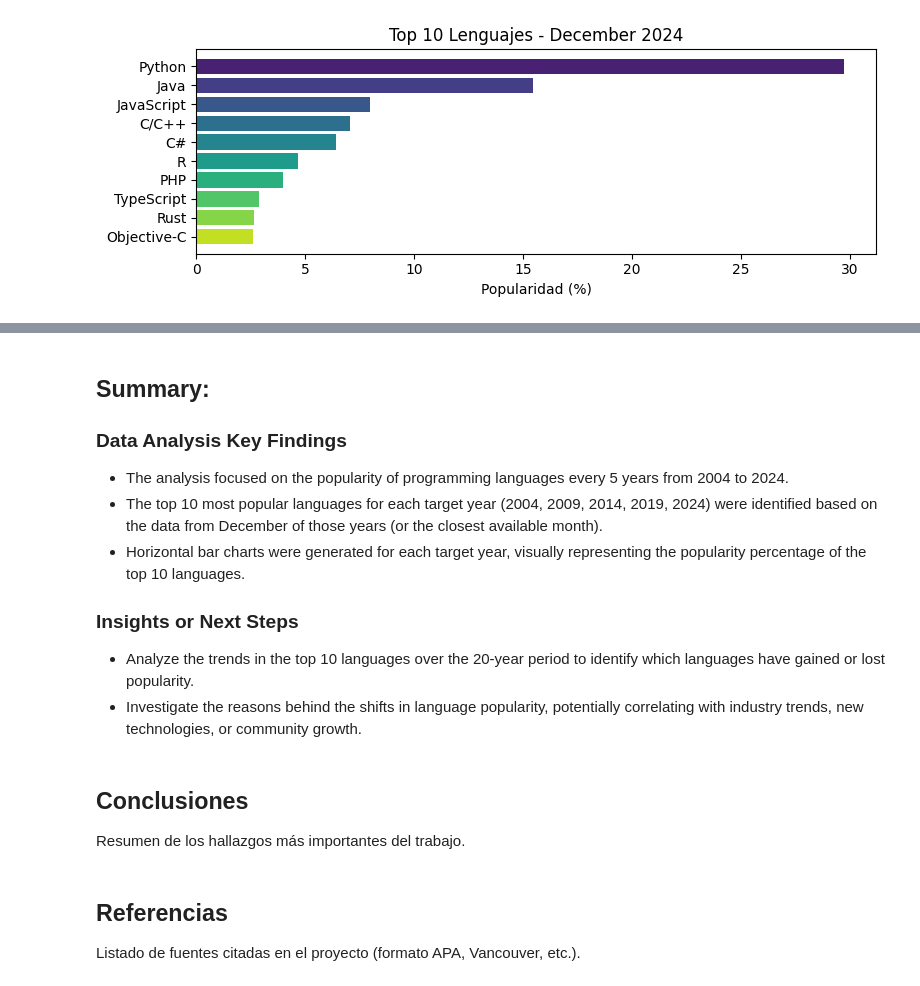
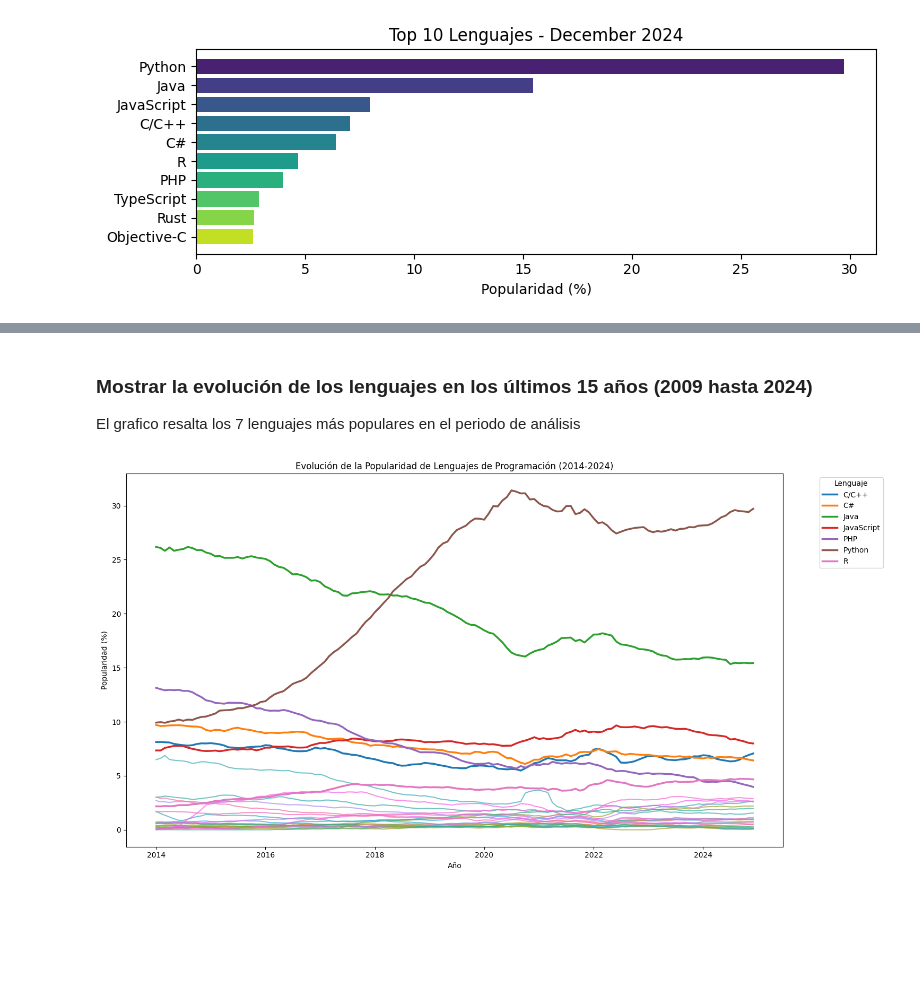
Before and after one commit to JFSS20000/01MIAR04, a Jupyter notebook: 01MIAR04_ACT_Dataset_Sarmiento_Sarmiento_Jose_Fernando.ipynb, the cells around one changed output, grey strips where cells are left out. Cells and saved outputs as stored; diff of their text form; code cells hidden in the pictures; blank space fills up the shorter version.

```diff
--- a/01MIAR04_ACT_Dataset_Sarmiento_Sarmiento_Jose_Fernando.ipynb
+++ b/01MIAR04_ACT_Dataset_Sarmiento_Sarmiento_Jose_Fernando.ipynb
@@ -288,19 +283,41 @@ Add titles, labels, and potentially adjust plot aesthetics for better readabilit
-# %% [markdown]
-## Summary:
-
-### Data Analysis Key Findings
-
-*   The analysis focused on the popularity of programming languages every 5 years from 2004 to 2024.
-*   The top 10 most popular languages for each target year (2004, 2009, 2014, 2019, 2024) were identified based on the data from December of those years (or the closest available month).
-*   Horizontal bar charts were generated for each target year, visually representing the popularity percentage of the top 10 languages.
-
-### Insights or Next Steps
-
-*   Analyze the trends in the top 10 languages over the 20-year period to identify which languages have gained or lost popularity.
-*   Investigate the reasons behind the shifts in language popularity, potentially correlating with industry trends, new technologies, or community growth.
-# %% [markdown]
-## Conclusiones
-Resumen de los hallazgos más importantes del trabajo.
-# %% [markdown]
-## Referencias
-Listado de fuentes citadas en el proyecto (formato APA, Vancouver, etc.).
+# %% [markdown]
+### Mostrar la evolución de los lenguajes en los últimos 15 años (2009 hasta 2024)
+
+El grafico resalta los 7 lenguajes más populares en el periodo de análisis
+# %%
+
+df['Date'] = pd.to_datetime(df['Date'], format='%B %Y')
+
+# Filtrar los datos desde 2014 en adelante
+df_filtrado = df[df['Date'].dt.year >= 2014].copy()
+
+# Usar 'melt' para organizar el DataFrame
+df_melted = df_filtrado.melt(id_vars='Date', var_name='Language', value_name='Popularity')
+
+# Calcular la popularidad promedio de cada lenguaje para identificar los principales
+popularidad_promedio = df_melted.groupby('Language')['Popularity'].mean().sort_values(ascending=False)
+
+# Obtener los 7 lenguajes más populares promedio
+top_7_languages = popularidad_promedio.head(7).index.tolist()
+
+# Crear la figura
+plt.figure(figsize=(15, 8))
+
+# Dibujar la figura con grosor de línea normal
+sns.lineplot(data=df_melted, x='Date', y='Popularity', hue='Language', legend=False, alpha=0.7)
+
+# Dibujar el 'Top-10' con líneas más gruesas
+sns.lineplot(data=df_melted[df_melted['Language'].isin(top_5_languages)],
+             x='Date', y='Popularity', hue='Language', linewidth=2.5)
+
+# Colocar las etiquetas a la figura
+plt.title('Evolución de la Popularidad de Lenguajes de Programación (2014-2024)')
+plt.xlabel('Año')
+plt.ylabel('Popularidad (%)')
+plt.legend(title='Lenguaje', bbox_to_anchor=(1.05, 1), loc='upper left')
+
+# Mostrar el gráfico
+plt.tight_layout()
+plt.show()
+# %% [output]
+[figure, added]
```
Also changed, not shown: parts of 3 cells of this notebook.
